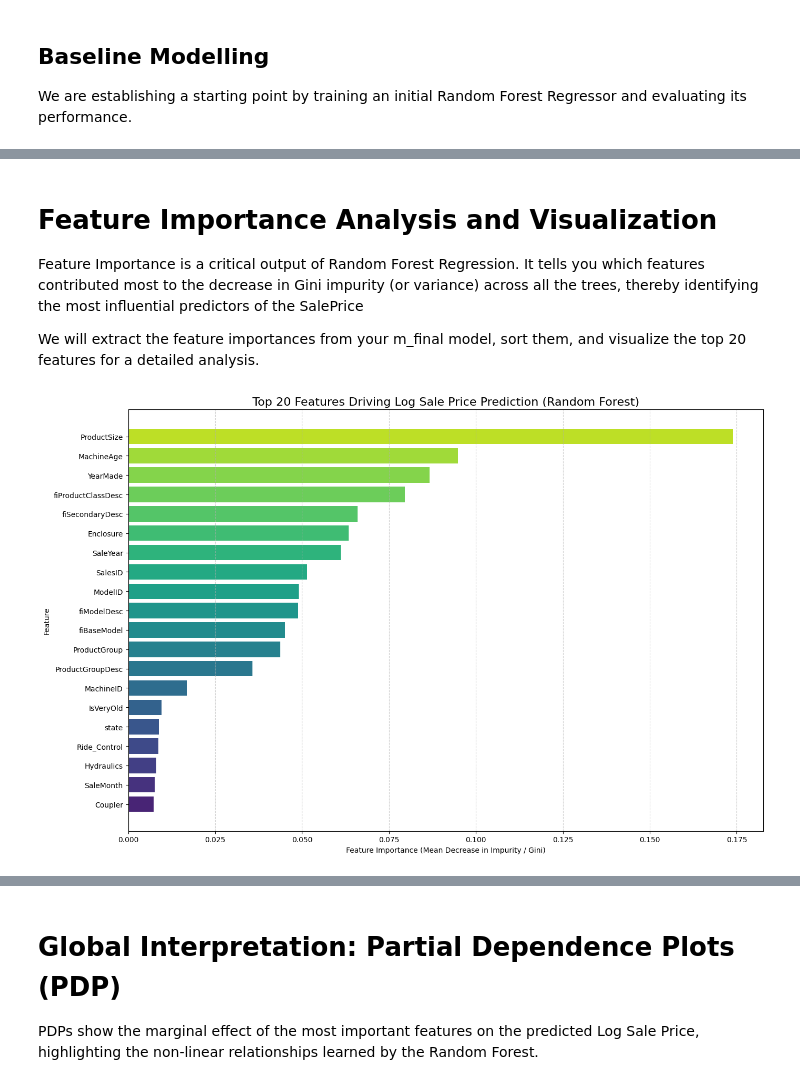
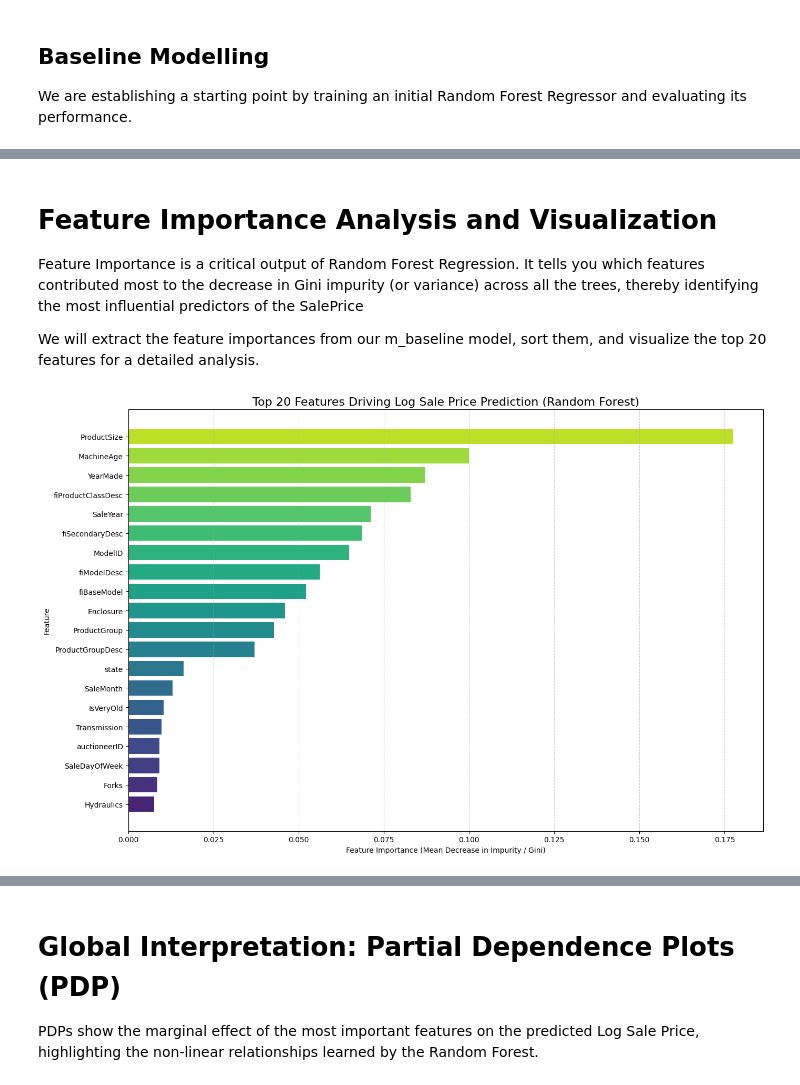
Before and after one commit to kunal768/CMPE255-Predicting-Bulldozer-Auction-Prices, a Jupyter notebook: random_forest_regression.ipynb, the cells around one changed output, grey strips where cells are left out. Cells and saved outputs as stored; diff of their text form; code cells hidden in the pictures.

Commit message:
updated random forest modelling with comparison

```diff
--- a/random_forest_regression.ipynb
+++ b/random_forest_regression.ipynb
@@ -1273,41 +1059,0 @@ Now that we have identified the optimal hyperparameters (`min_samples_leaf = 3`
-# %%
-from sklearn.ensemble import RandomForestRegressor
-from sklearn.metrics import mean_squared_error, r2_score
-import numpy as np
-
-def evaluate_model(y_true_log, y_pred_log, model=None):
-    rmse_log = np.sqrt(mean_squared_error(y_true_log, y_pred_log))
-    r2 = r2_score(y_true_log, y_pred_log)
-
-    # Calculate RMSE on the original, unlogged SalePrice for business context
-    y_true_orig = np.exp(y_true_log)
-    y_pred_orig = np.exp(y_pred_log)
-    rmse_orig = np.sqrt(mean_squared_error(y_true_orig, y_pred_orig))
-
-    print(f"--- Random Forest Model Evaluation ---")
-    print(f"RMSE (Log Scale): {rmse_log:.4f}")
-    print(f"R^2 Score (Log Scale): {r2:.4f}")
-    print(f"RMSE (Original Price Scale): ${rmse_orig:,.2f}")
-    if model and hasattr(model, 'oob_score_'):
-        print(f"OOB R^2 Score (Training Estimate): {model.oob_score_:.4f}")
-
-# the optimal values found in step 1 and 2
-FINAL_MIN_SAMPLES_LEAF = 3
-FINAL_MAX_FEATURES = 0.5
-
-FINAL_N_ESTIMATORS = 100
-
-m_final = RandomForestRegressor(
-    n_estimators=FINAL_N_ESTIMATORS,
-    min_samples_leaf=FINAL_MIN_SAMPLES_LEAF,
-    max_features=FINAL_MAX_FEATURES,
-    n_jobs=-1,
-    oob_score=True,
-    random_state=42
-)
-
-m_final.fit(X_train, y_train)
-
-# Final evaluation using the comprehensive function from Step 2
-y_pred_final_log = m_final.predict(X_val)
-evaluate_model(y_val, y_pred_final_log, m_final)
@@ -1350,42 +1062,42 @@ OOB R^2 Score (Training Estimate): 0.9108
 
 Feature Importance is a critical output of Random Forest Regression. It tells you which features contributed most to the decrease in Gini impurity (or variance) across all the trees, thereby identifying the most influential predictors of the SalePrice
 
-We will extract the feature importances from your m_final model, sort them, and visualize the top 20 features for a detailed analysis.
+We will extract the feature importances from our m_baseline model, sort them, and visualize the top 20 features for a detailed analysis.
 # %%
 import pandas as pd
 import matplotlib.pyplot as plt
 import matplotlib.cm as cm # Import colormap module
 import numpy as np
 
 # 1. Extract feature importances (same as before)
 feature_importances = pd.DataFrame({
     'feature': X_train.columns,
-    'importance': m_final.feature_importances_
+    'importance': m_baseline.feature_importances_
 }).sort_values('importance', ascending=False)
 
 # 2. Prepare for visualization
 top_n = 20
 top_features = feature_importances.head(top_n)
 
 # 3. Create the color gradient
 # Choose a colormap (e.g., 'viridis', 'plasma', 'cividis', 'magma')
 cmap = cm.get_cmap('viridis')
 # Generate colors based on the normalized importance values
 # We reverse the color order so the most important features (at the top) get a distinct color
 colors = cmap(np.linspace(0.9, 0.1, len(top_features)))
 
 # 4. Create the colorful visualization
 plt.figure(figsize=(14, 9))
 plt.barh(top_features['feature'], top_features['importance'], color=colors)
 plt.xlabel("Feature Importance (Mean Decrease in Impurity / Gini)")
 plt.ylabel("Feature")
 plt.title(f"Top {top_n} Features Driving Log Sale Price Prediction (Random Forest)", fontsize=16)
 plt.gca().invert_yaxis() # Highest importance at the top
 plt.grid(axis='x', linestyle='--', alpha=0.6)
 plt.tight_layout()
 plt.show()
 # %% [output]
-[figure, old version]
+[figure, new version]
 # %% [markdown]
 ## Feature Importance Analysis Insights
 
```
Also changed, not shown: parts of 45 cells of this notebook.
